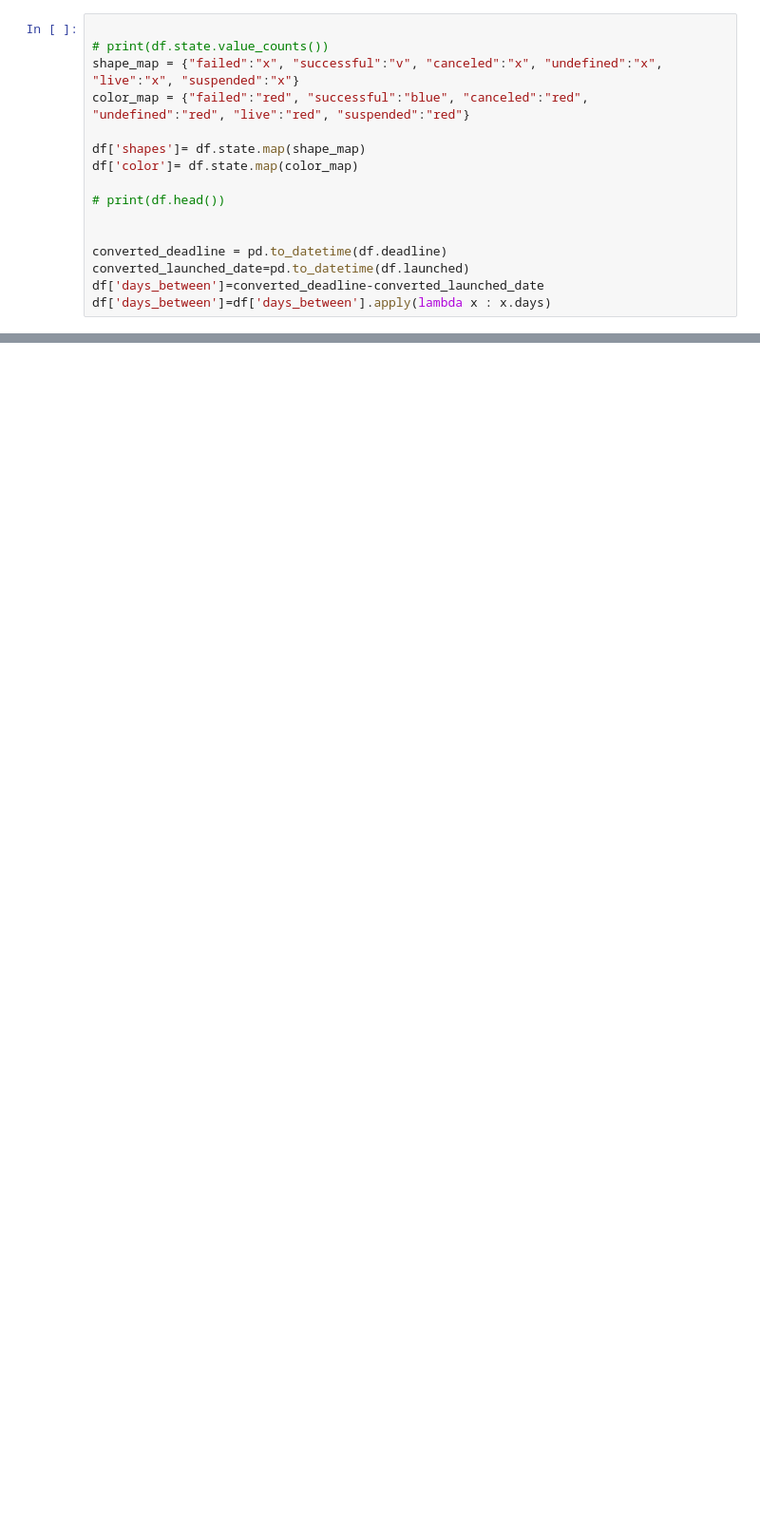
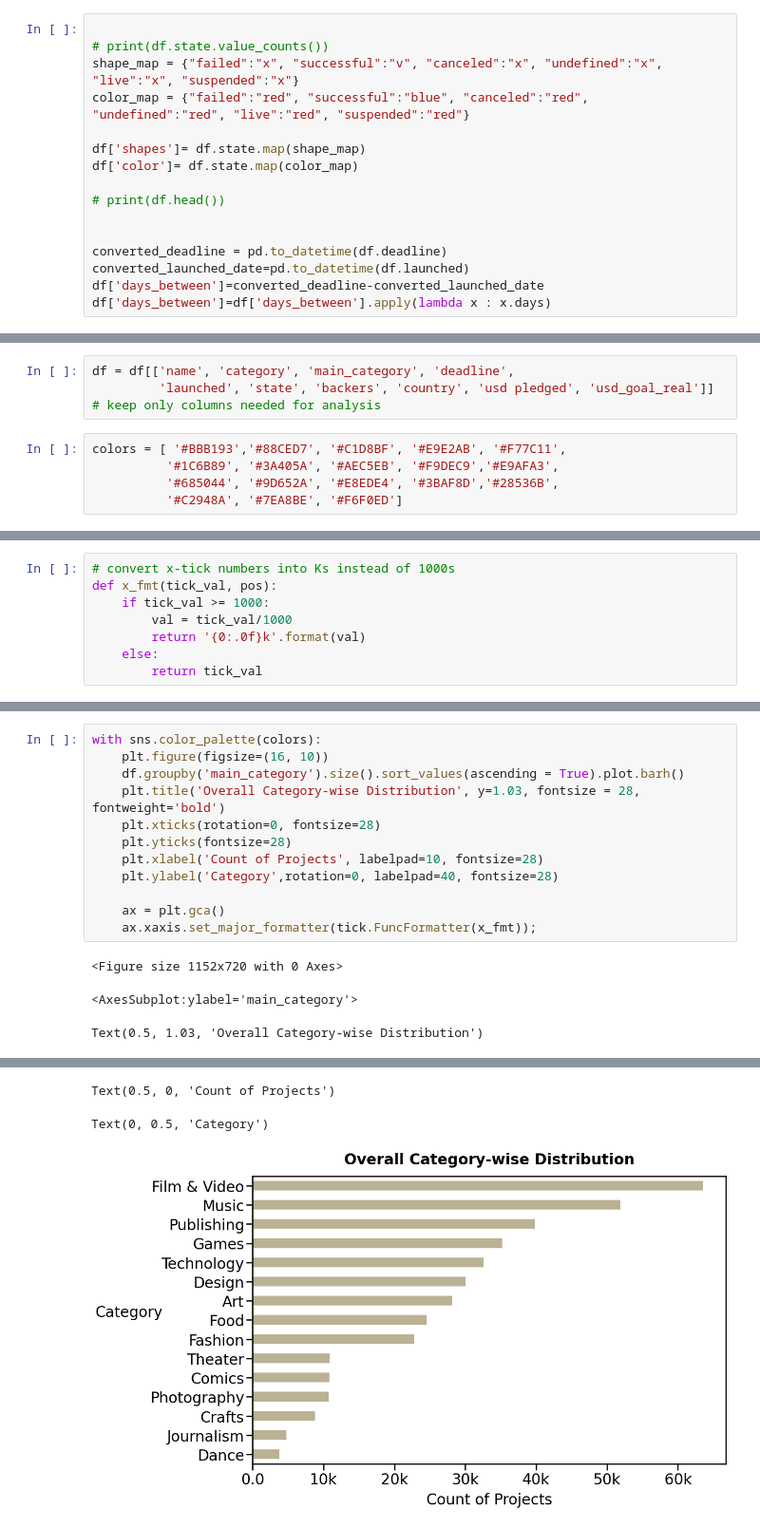
Before and after one commit to Rosseel/Kickplot, a Jupyter notebook: Kickplot.ipynb, the cells around one changed output, grey strips where cells are left out. Shown: that part at 95% size. Cells and saved outputs as stored; diff of their text form; blank space fills up the shorter version.

```diff
--- a/Kickplot.ipynb
+++ b/Kickplot.ipynb
@@ -85,0 +124,9 @@ plt.show()
+# %%
+df = df[['name', 'category', 'main_category', 'deadline',
+         'launched', 'state', 'backers', 'country', 'usd pledged', 'usd_goal_real']]
+# keep only columns needed for analysis
+# %%
+colors = [ '#BBB193','#88CED7', '#C1D8BF', '#E9E2AB', '#F77C11',
+          '#1C6B89', '#3A405A', '#AEC5EB', '#F9DEC9','#E9AFA3',
+          '#685044', '#9D652A', '#E8EDE4', '#3BAF8D','#28536B',
+          '#C2948A', '#7EA8BE', '#F6F0ED']
@@ -85,0 +141,8 @@ plt.show()
+# %%
+# convert x-tick numbers into Ks instead of 1000s
+def x_fmt(tick_val, pos):
+    if tick_val >= 1000:
+        val = tick_val/1000
+        return '{0:.0f}k'.format(val)
+    else:
+        return tick_val
@@ -85,0 +184,16 @@ plt.show()
+# %%
+with sns.color_palette(colors):
+    plt.figure(figsize=(16, 10))
+    df.groupby('main_category').size().sort_values(ascending = True).plot.barh()
+    plt.title('Overall Category-wise Distribution', y=1.03, fontsize = 28, fontweight='bold')
+    plt.xticks(rotation=0, fontsize=28)
+    plt.yticks(fontsize=28)
+    plt.xlabel('Count of Projects', labelpad=10, fontsize=28)
+    plt.ylabel('Category',rotation=0, labelpad=40, fontsize=28)
+
+    ax = plt.gca()
+    ax.xaxis.set_major_formatter(tick.FuncFormatter(x_fmt));
+# %% [output]
+<Figure size 1152x720 with 0 Axes>
+<AxesSubplot:ylabel='main_category'>
+Text(0.5, 1.03, 'Overall Category-wise Distribution')
@@ -85,0 +225,3 @@ plt.show()
+Text(0.5, 0, 'Count of Projects')
+Text(0, 0.5, 'Category')
+[figure, added]
```
Also changed, not shown: parts of 10 cells of this notebook, 2 other files.
